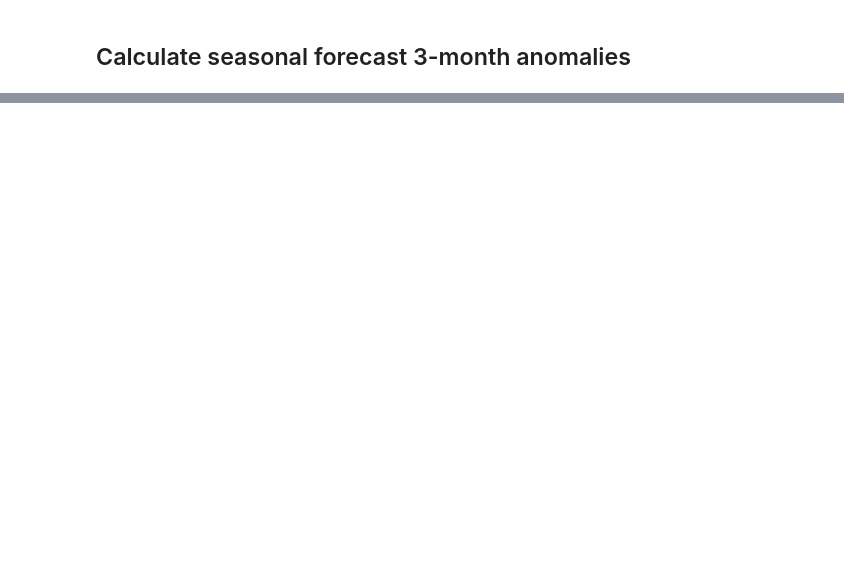
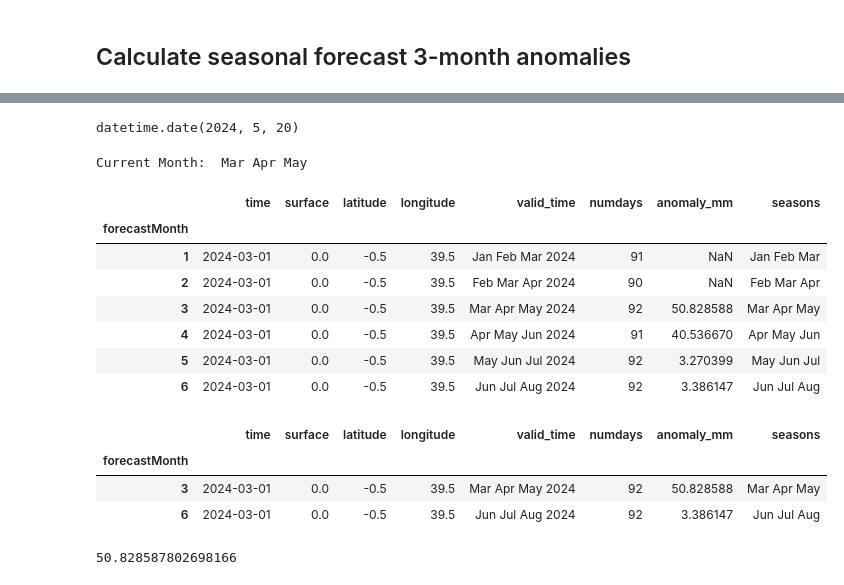
Before and after one commit to JobCollins/daas, a Jupyter notebook: test.ipynb, the cells around one changed output, grey strips where cells are left out. Drawn from its saved outputs; the diff is of its cells as text; code cells hidden in the pictures; blank space fills up the shorter version.

Commit message:
Feature: Seasonal data integration

```diff
--- a/test.ipynb
+++ b/test.ipynb
@@ -1542,0 +1482,12 @@ array([        nan,         nan, 50.8285878 , 40.53667044,  3.27039884,
+# %%
+from datetime import date
+
+today = date.today()
+today
+# %% [output]
+datetime.date(2024, 5, 20)
+# %%
+import calendar
+print("Current Month: ", calendar.month_abbr[today.month-2], calendar.month_abbr[today.month-1], calendar.month_abbr[today.month])
+# %% [output]
+Current Month:  Mar Apr May
@@ -1542,0 +1496,23 @@ array([        nan,         nan, 50.8285878 , 40.53667044,  3.27039884,
+# %%
+def extract_season_str(value):
+    return value[0:11]
+
+df['seasons'] = df.valid_time.apply(extract_season_str)
+df
+# %% [output]
+|  | time | surface | latitude | longitude | valid_time | numdays | anomaly_mm | seasons |
+| forecastMonth |  |  |  |  |  |  |  |  |
+| 1 | 2024-03-01 | 0.0 | -0.5 | 39.5 | Jan Feb Mar 2024 | 91 | NaN | Jan Feb Mar |
+| 2 | 2024-03-01 | 0.0 | -0.5 | 39.5 | Feb Mar Apr 2024 | 90 | NaN | Feb Mar Apr |
+| 3 | 2024-03-01 | 0.0 | -0.5 | 39.5 | Mar Apr May 2024 | 92 | 50.828588 | Mar Apr May |
+| 4 | 2024-03-01 | 0.0 | -0.5 | 39.5 | Apr May Jun 2024 | 91 | 40.536670 | Apr May Jun |
+| 5 | 2024-03-01 | 0.0 | -0.5 | 39.5 | May Jun Jul 2024 | 92 | 3.270399 | May Jun Jul |
+| 6 | 2024-03-01 | 0.0 | -0.5 | 39.5 | Jun Jul Aug 2024 | 92 | 3.386147 | Jun Jul Aug |
+# %%
+new_df = df[df.seasons.isin(seasons_ke)]
+new_df
+# %% [output]
+|  | time | surface | latitude | longitude | valid_time | numdays | anomaly_mm | seasons |
+| forecastMonth |  |  |  |  |  |  |  |  |
+| 3 | 2024-03-01 | 0.0 | -0.5 | 39.5 | Mar Apr May 2024 | 92 | 50.828588 | Mar Apr May |
+| 6 | 2024-03-01 | 0.0 | -0.5 | 39.5 | Jun Jul Aug 2024 | 92 | 3.386147 | Jun Jul Aug |
@@ -1542,0 +1526,11 @@ array([        nan,         nan, 50.8285878 , 40.53667044,  3.27039884,
+# %%
+def get_current_season_anomaly(df):
+    current_month = calendar.month_abbr[today.month]
+    for season in df.seasons:
+        if current_month in season:
+            anomaly = df.loc[df.seasons==season, 'anomaly_mm'].iloc[0]
+    return anomaly
+
+get_current_season_anomaly(filtered_df)
+# %% [output]
+50.828587802698166
```
Also changed, not shown: parts of 34 cells of this notebook, 5 other files.
